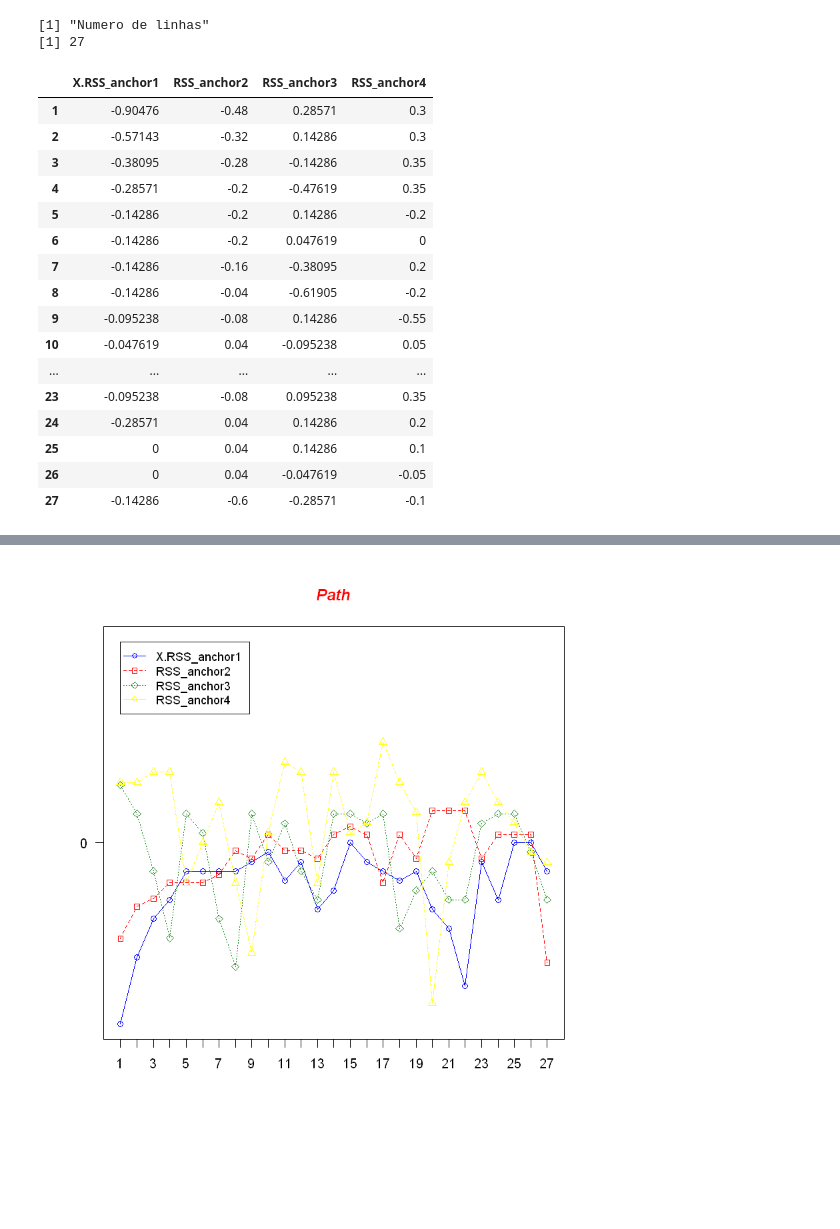
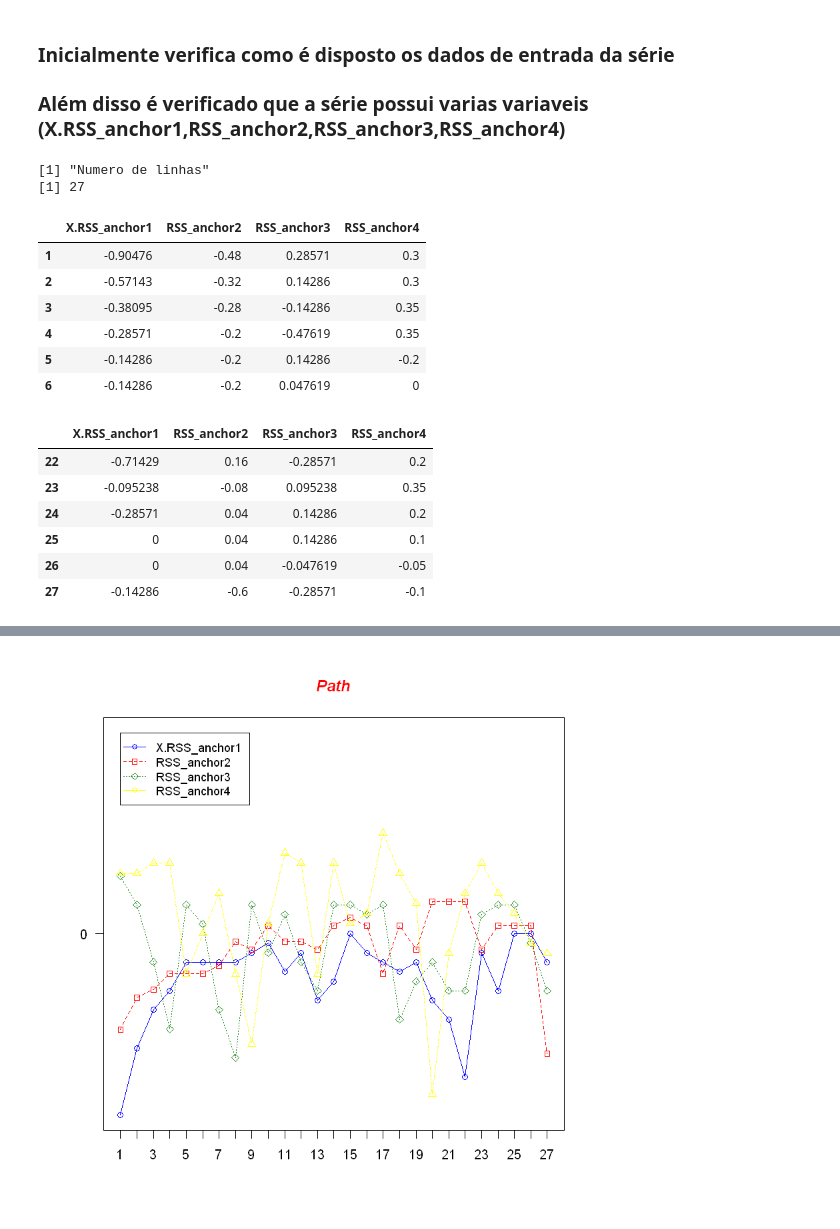
Before and after one commit to alvarojoao/UCIRSS, a Jupyter notebook: Problem analysis.ipynb, the cells around one changed output, grey strips where cells are left out. Saved outputs shown, nothing was run; the diff lists cells and outputs as text; code cells hidden in the pictures; blank space fills up the shorter version.

```diff
--- a/Problem analysis.ipynb
+++ b/Problem analysis.ipynb
@@ -1,25 +1,26 @@
+# %% [markdown]
+### Inicialmente verifica como é disposto os dados de entrada da série<br/>
+### Além disso é verificado que a série possui varias variaveis (X.RSS_anchor1,RSS_anchor2,RSS_anchor3,RSS_anchor4)
 # %%
 data1 <- read.csv(file="./MovementAAL/dataset/MovementAAL_RSS_1.csv",head=TRUE,sep=",")
 print("Numero de linhas")
 print(nrow(data1))
-data1
+head(data1)
+tail(data1)
 # %% [output]
 [1] "Numero de linhas"
 [1] 27
 |  | X.RSS_anchor1 | RSS_anchor2 | RSS_anchor3 | RSS_anchor4 |
 | 1 | -0.90476 | -0.48 | 0.28571 | 0.3 |
 | 2 | -0.57143 | -0.32 | 0.14286 | 0.3 |
 | 3 | -0.38095 | -0.28 | -0.14286 | 0.35 |
 | 4 | -0.28571 | -0.2 | -0.47619 | 0.35 |
 | 5 | -0.14286 | -0.2 | 0.14286 | -0.2 |
 | 6 | -0.14286 | -0.2 | 0.047619 | 0 |
-| 7 | -0.14286 | -0.16 | -0.38095 | 0.2 |
-| 8 | -0.14286 | -0.04 | -0.61905 | -0.2 |
-| 9 | -0.095238 | -0.08 | 0.14286 | -0.55 |
-| 10 | -0.047619 | 0.04 | -0.095238 | 0.05 |
-| ... | ... | ... | ... | ... |
-| 23 | -0.095238 | -0.08 | 0.095238 | 0.35 |
-| 24 | -0.28571 | 0.04 | 0.14286 | 0.2 |
-| 25 | 0 | 0.04 | 0.14286 | 0.1 |
-| 26 | 0 | 0.04 | -0.047619 | -0.05 |
-| 27 | -0.14286 | -0.6 | -0.28571 | -0.1 |
+|  | X.RSS_anchor1 | RSS_anchor2 | RSS_anchor3 | RSS_anchor4 |
+| 22 | -0.71429 | 0.16 | -0.28571 | 0.2 |
+| 23 | -0.095238 | -0.08 | 0.095238 | 0.35 |
+| 24 | -0.28571 | 0.04 | 0.14286 | 0.2 |
+| 25 | 0 | 0.04 | 0.14286 | 0.1 |
+| 26 | 0 | 0.04 | -0.047619 | -0.05 |
+| 27 | -0.14286 | -0.6 | -0.28571 | -0.1 |
```
Also changed, not shown: parts of 10 cells of this notebook, 4 other files.
